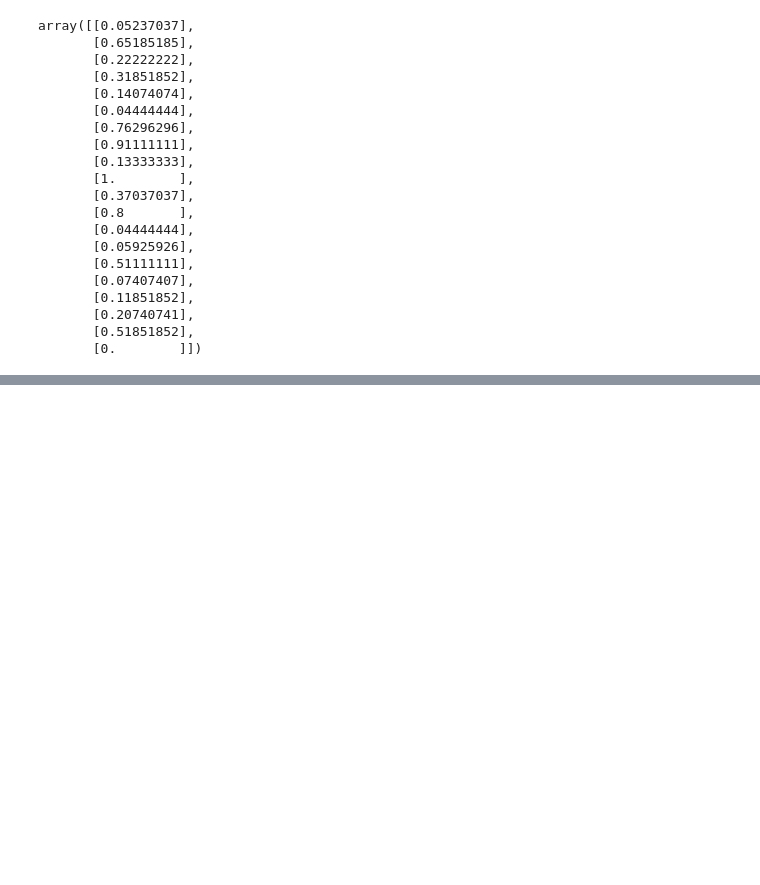
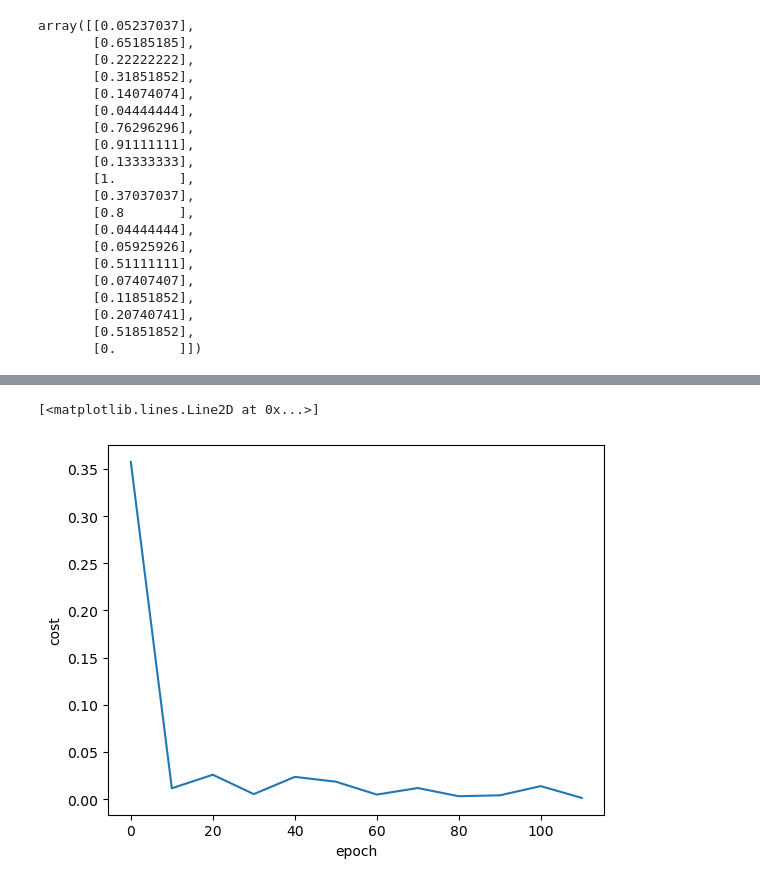
Before and after one commit to anuj123-45/ML-Algos, a Jupyter notebook: DL/Gradient Types.ipynb, the cells around one changed output, grey strips where cells are left out. Saved outputs shown, nothing was run; the diff lists cells and outputs as text; code cells hidden in the pictures; blank space fills up the shorter version.

```diff
--- a/DL/Gradient Types.ipynb
+++ b/DL/Gradient Types.ipynb
@@ -76,0 +288,7 @@ def batch_grad(X,y_true,epochs,learning_rate=0.01):
+# %%
+plt.xlabel("epoch")
+plt.ylabel("cost")
+plt.plot(epoch_list,cost_list)
+# %% [output]
+[<matplotlib.lines.Line2D at 0x...>]
+[figure, added]
```
Also changed, not shown: parts of 16 cells of this notebook.
